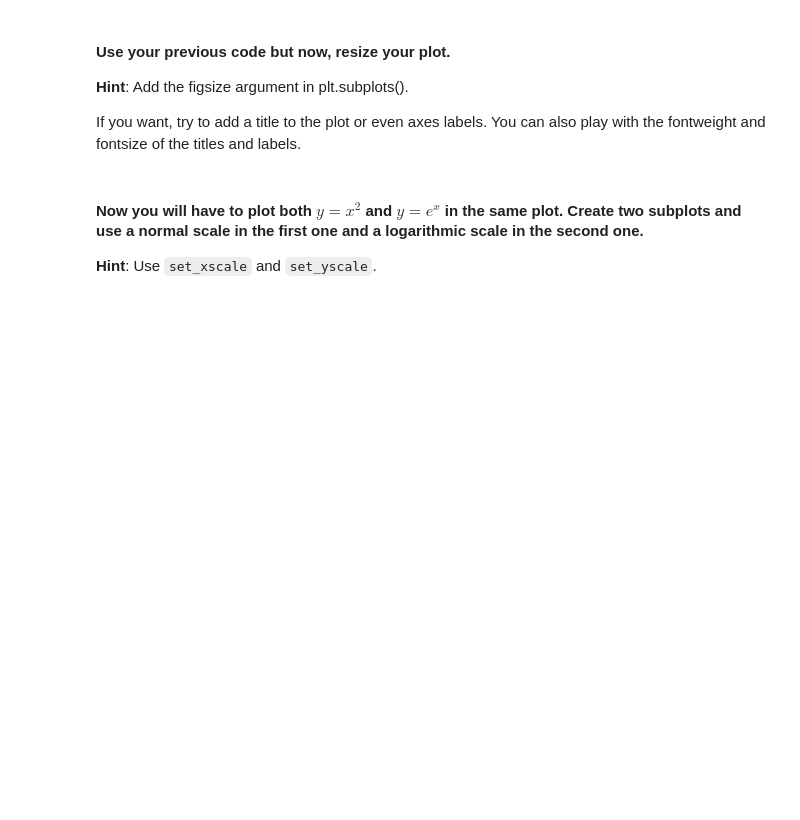
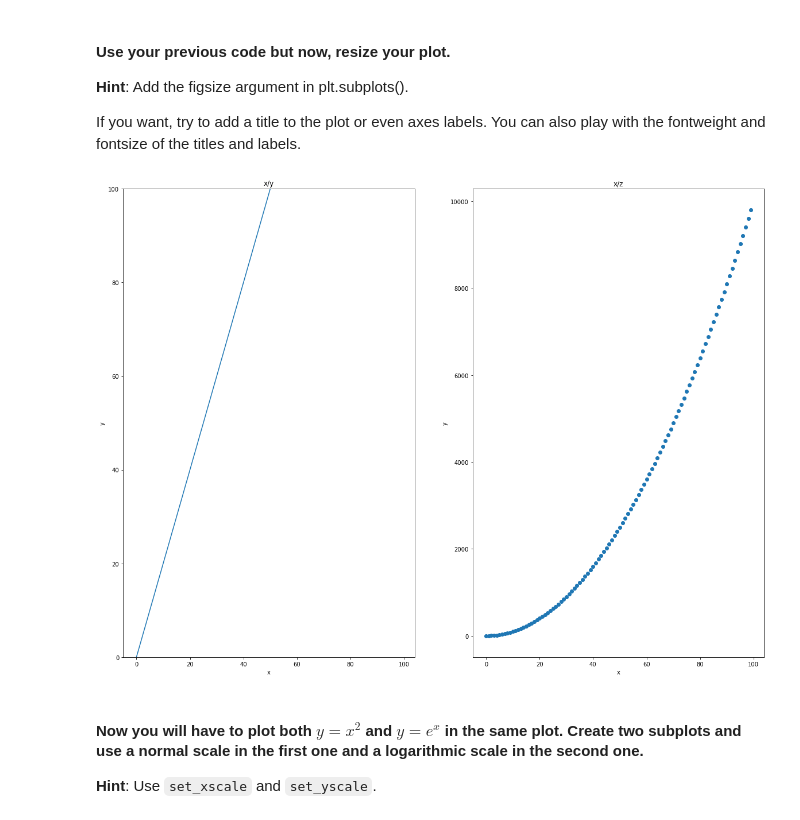
Before and after one commit to angel-barruz/dataptmad0522_labs, a Jupyter notebook: module-2/matplotlib-seaborn/your-code/main.ipynb, the cells around one changed output. Cells and saved outputs as stored; diff of their text form; code cells hidden in the pictures; blank space fills up the shorter version.

```diff
--- a/module-2/matplotlib-seaborn/your-code/main.ipynb
+++ b/module-2/matplotlib-seaborn/your-code/main.ipynb
@@ -64,15 +78,16 @@ plt.show();
 If you want, try to add a title to the plot or even axes labels. You can also play with the fontweight and fontsize of the titles and labels.
 # %%
 # your code here
-fig, ax = plt.subplots(ncols = 2,
-                       nrows = 1,
-                       figsize= (20,10))
-x = np.arange(0,100)
-y = np.sin(x)
-fig, ax = plt.subplots()
-ax.plot(x, y, z)
-ax.set(xlabel='"x"', ylabel='y', title='Homo "Sapiens_Sapiens"')
-ax.title.set(y=50.05)
+fig, axs = plt.subplots(ncols=2,
+                        nrows=1,
+                        figsize=(20,15))
+axs[0].plot(x, y)
+axs[0].set(ylim=[0, 100], xlabel='x', ylabel='y', title='x/y')
+axs[1].scatter(x, z)
+axs[1].set(xlabel='x', ylabel='y',  title='x/z')
+plt.show()
+# %% [output]
+[figure, added]
 # %% [markdown]
 #### Now you will have to plot both $y=x^2$ and $y=e^x$ in the same plot. Create two subplots and use a normal scale in the first one and a logarithmic scale in the second one.
 **Hint**: Use `set_xscale` and `set_yscale`.
```
Also changed, not shown: parts of 40 cells of this notebook, 1 other file.
